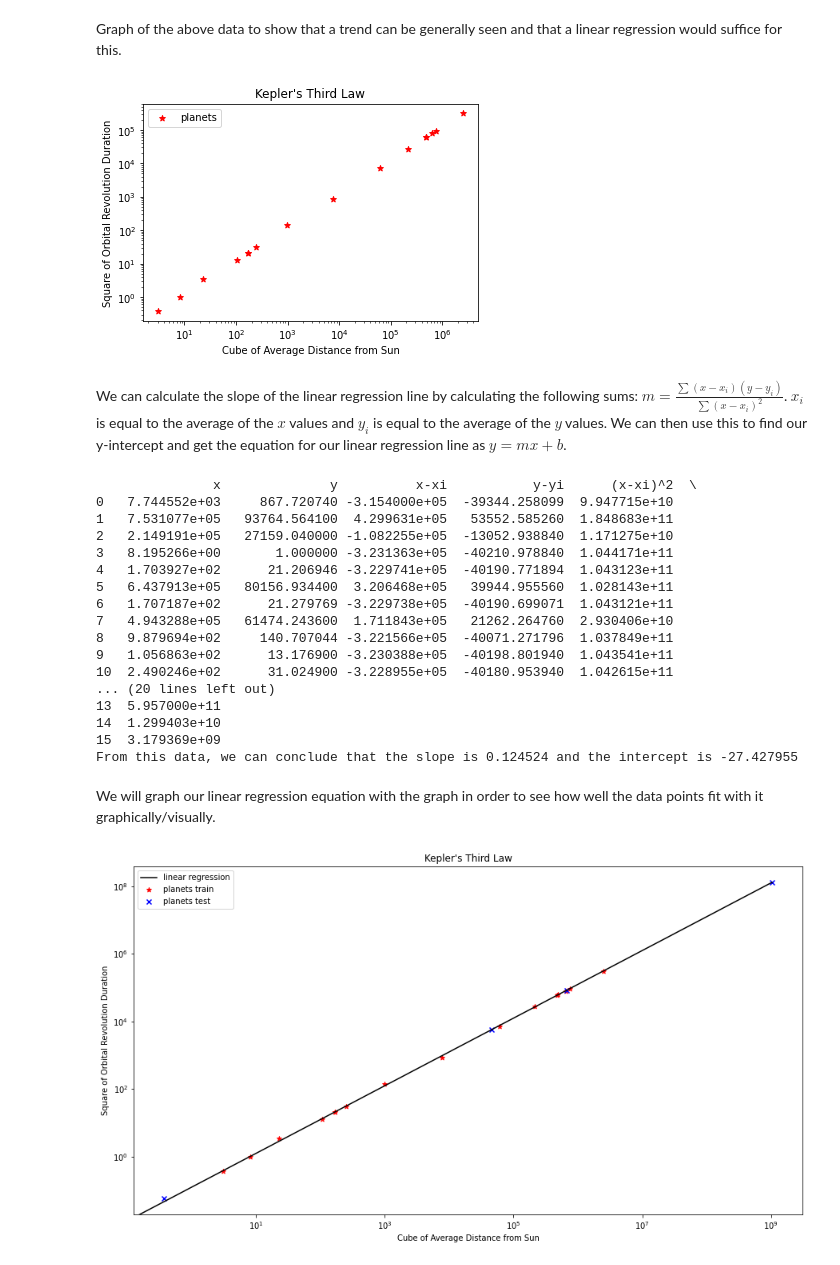
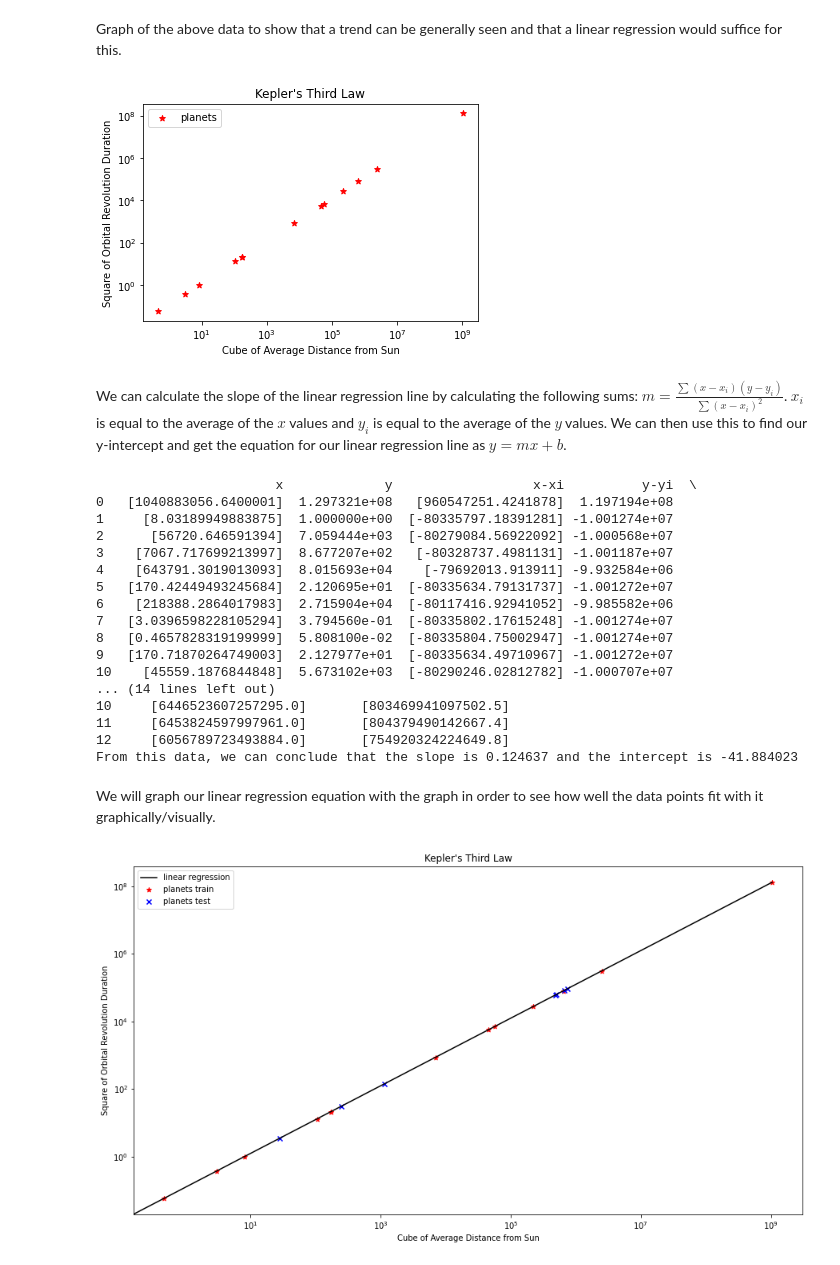
Before and after one commit to tylereriksen/PersonalProjects, a Jupyter notebook: Linear_Regression_Experiment.ipynb, the cells around one changed output. Drawn from its saved outputs; the diff is of its cells as text; code cells hidden in the pictures.

```diff
--- a/Linear_Regression_Experiment.ipynb
+++ b/Linear_Regression_Experiment.ipynb
@@ -13,7 +13,7 @@ from sklearn.utils import shuffle
 Make the data set of the planetary values for distance from sun and orbital duration
 # %%
 d = {'Planet/Dwarf Planet/Object':['Mercury', 'Venus', 'Earth', 'Mars', 'Vesta', 'Ceres', 'Pallas', 'Hygiea', 'Jupiter', 'Saturn', 'Halley\'s Comet', 'Uranus', 'Neptune', 'Orcus', 'Pluto', 'Haumea', 'Quaoar', 'Makemake', 'Eris', 'Sedna'],
-     'Average Distance From Sun (Millions of Miles)':[33.39, 67.641, 93.581, 131.09, 219.452, 257.326, 257.49, 292.021, 462.29, 918.33, 1657.774, 1831.3, 2780.3, 3641.451, 3670.05, 4007.883, 4061.633, 4222.98, 6308.35, 47040],
+     'Average Distance From Sun (Millions of Miles)':[35.98, 67.237, 92.955, 141.635, 219.542, 257.342, 257.49, 292.021, 483.723, 890.758, 1657.774, 1783.393, 2795.18, 3641.451, 3670.05, 4007.883, 4061.633, 4222.98, 6308.35, 47040],
      'Orbital Revolution Duration (Earth years)':[0.241, 0.616, 1, 1.881, 3.63, 4.6051, 4.613, 5.57, 11.862, 29.4571, 75.32, 84.0205, 164.8, 245.19, 247.94, 283.12, 288.83, 306.21, 559.07, 11390]}
 
 df = pd.DataFrame(data = d)
@@ -43,6 +43,16 @@ We will now transform the data into the proper form we want to do our linear reg
 X = [(1/100000) * x ** 3 for x in list(df['Average Distance From Sun (Millions of Miles)'])]
 # list of the planet's orbital years squared
 Y = [y ** 2 for y in list(df['Orbital Revolution Duration (Earth years)'])]
-x_train, x_test, y_train, y_test = sklearn.model_selection.train_test_split(X, Y, test_size = 0.2)
-x_train, y_train
+
+dp = pd.DataFrame(data = {'Planet': ['Mercury', 'Venus', 'Earth', 'Mars', 'Vesta', 'Ceres', 'Pallas', 'Hygiea', 'Jupiter', 'Saturn', 'Halley\'s Comet', 'Uranus', 'Neptune', 'Orcus', 'Pluto', 'Haumea', 'Quaoar', 'Makemake', 'Eris', 'Sedna'],
+                          'Cube': X,
+                          'Square': Y})
+print(dp)
+predict = 'Square'
+dp = dp[['Cube', 'Square']]
+X = np.array(dp.drop([predict], 1))
+y = np.array(dp[predict])
+x_train, x_test, y_train, y_test = sklearn.model_selection.train_test_split(X, y, test_size = 0.33)
+print(x_train, y_train)
+print(x_test, y_test)
 # %% [output]
@@ -76,7 +86,7 @@ plt.title('Kepler\'s Third Law')
 plt.legend()
 plt.show()
 # %% [output]
-[figure, old version]
+[figure, new version]
 # %% [markdown]
 We can calculate the slope of the linear regression line by calculating the following sums: $m = \frac{\sum (x-x_i)(y-y_i)}{\sum (x-x_i)^2}$. $x_i$ is equal to the average of the $x$ values and $y_i$ is equal to the average of the $y$ values. We can then use this to find our y-intercept and get the equation for our linear regression line as $y = mx + b$.
 # %%
@@ -96,43 +106,44 @@ print(yData)
 
 # finding the slope and intercept based on the calculations
 slope = float(sum(yData[yData.columns[-1]]) / sum(yData[yData.columns[-2]]))
-intercept = yi - slope * xi
+# returns a np array so get the value in the array
+intercept = (yi - slope * xi)[0]
 print("From this data, we can conclude that the slope is %f and the intercept is %f" %(slope, intercept))
 # %% [output]
-               x              y          x-xi           y-yi      (x-xi)^2  \
-0   7.744552e+03     867.720740 -3.154000e+05  -39344.258099  9.947715e+10
-1   7.531077e+05   93764.564100  4.299631e+05   53552.585260  1.848683e+11
-2   2.149191e+05   27159.040000 -1.082255e+05  -13052.938840  1.171275e+10
-3   8.195266e+00       1.000000 -3.231363e+05  -40210.978840  1.044171e+11
-4   1.703927e+02      21.206946 -3.229741e+05  -40190.771894  1.043123e+11
-5   6.437913e+05   80156.934400  3.206468e+05   39944.955560  1.028143e+11
-6   1.707187e+02      21.279769 -3.229738e+05  -40190.699071  1.043121e+11
-7   4.943288e+05   61474.243600  1.711843e+05   21262.264760  2.930406e+10
-8   9.879694e+02     140.707044 -3.221566e+05  -40071.271796  1.037849e+11
-9   1.056863e+02      13.176900 -3.230388e+05  -40198.801940  1.043541e+11
-10  2.490246e+02      31.024900 -3.228955e+05  -40180.953940  1.042615e+11
-... (20 lines left out)
-13  5.957000e+11
-14  1.299403e+10
-15  3.179369e+09
-From this data, we can conclude that the slope is 0.124524 and the intercept is -27.427955
+                       x             y                  x-xi          y-yi  \
+0   [1040883056.6400001]  1.297321e+08   [960547251.4241878]  1.197194e+08
+1     [8.03189949883875]  1.000000e+00  [-80335797.18391281] -1.001274e+07
+2      [56720.646591394]  7.059444e+03  [-80279084.56922092] -1.000568e+07
+3    [7067.717699213997]  8.677207e+02   [-80328737.4981131] -1.001187e+07
+4    [643791.3019013093]  8.015693e+04    [-79692013.913911] -9.932584e+06
+5   [170.42449493245684]  2.120695e+01  [-80335634.79131737] -1.001272e+07
+6    [218388.2864017983]  2.715904e+04  [-80117416.92941052] -9.985582e+06
+7   [3.0396598228105294]  3.794560e-01  [-80335802.17615248] -1.001274e+07
+8   [0.4657828319199999]  5.808100e-02  [-80335804.75002947] -1.001274e+07
+9   [170.71870264749003]  2.127977e+01  [-80335634.49710967] -1.001272e+07
+10    [45559.1876844848]  5.673102e+03  [-80290246.02812782] -1.000707e+07
+... (14 lines left out)
+10     [6446523607257295.0]       [803469941097502.5]
+11     [6453824597997961.0]       [804379490142667.4]
+12     [6056789723493884.0]       [754920324224649.8]
+From this data, we can conclude that the slope is 0.124637 and the intercept is -41.884023
 # %% [markdown]
 We will graph our linear regression equation with the graph in order to see how well the data points fit with it graphically/visually.
 # %%
 # graph of the data points along with the linear regression line
 plt.figure(figsize = (15, 8))
 plt.scatter(x_train, y_train, label= "planets train", color= "red",
             marker= "*")
 plt.scatter(x_test, y_test, label= "planets test", color= "blue",
             marker= "x")
-a = np.linspace(0, max(x_train + x_test))
+a = np.linspace(0, max(np.concatenate((x_train, x_test), axis = 0)))
 plt.plot(a, a * slope + intercept, label = "linear regression", color = "black")
 plt.xscale("log")
 plt.xlabel('Cube of Average Distance from Sun')
 plt.yscale("log")
 plt.ylabel('Square of Orbital Revolution Duration')
 plt.title('Kepler\'s Third Law')
 plt.legend()
 plt.show()
 # %% [output]
-[figure, old version]
+[figure, new version]
```
Also changed, not shown: parts of 8 cells of this notebook.
